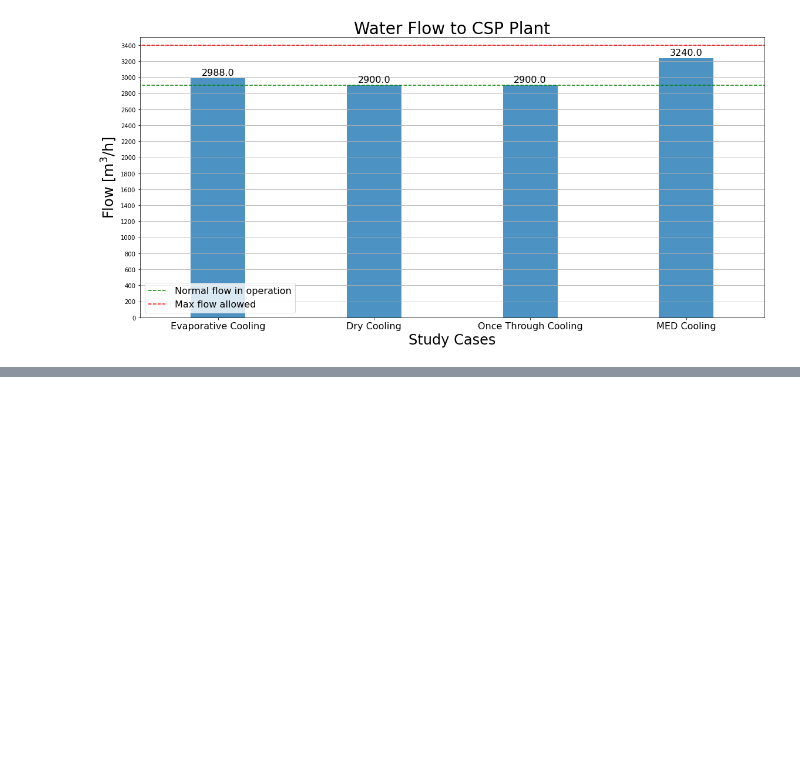
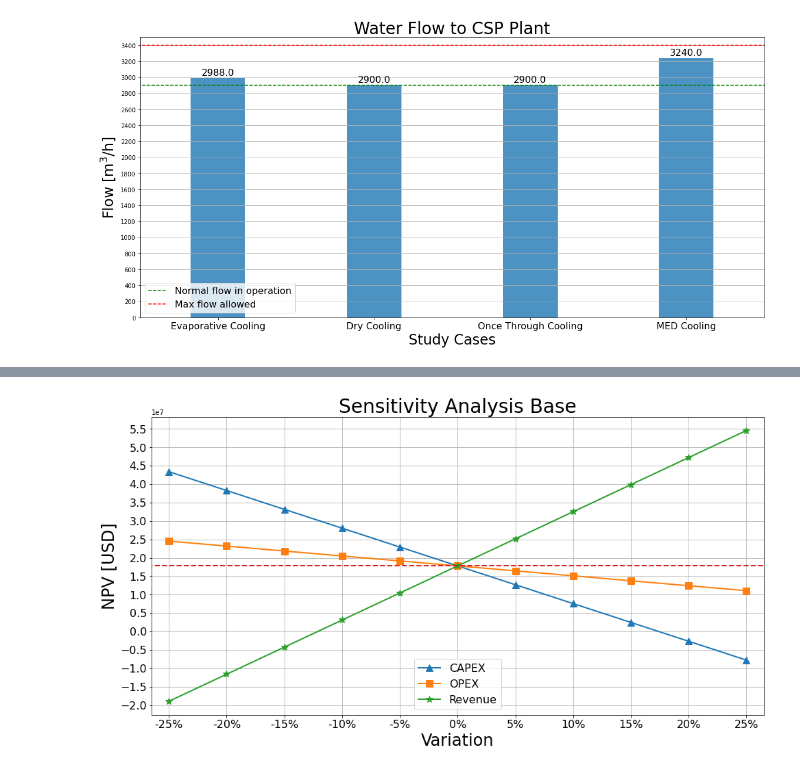
Before and after one commit to georgegacitua/CSP_data, a Jupyter notebook: CSP_comparison.ipynb, the cells around one changed output, grey strips where cells are left out. Saved outputs shown, nothing was run; the diff lists cells and outputs as text; code cells hidden in the pictures; blank space fills up the shorter version.

```diff
--- a/CSP_comparison.ipynb
+++ b/CSP_comparison.ipynb
@@ -225,0 +228,30 @@ plt.show()
+# %%
+#BASE
+#Variation
+var = ['-25%', '-20%', '-15%', '-10%', '-5%', '0%', '5%', '10%', '15%', '20%', '25%']
+capex = [43396326, 38278343, 33160360, 28042376, 22924393, 17806410, 12688427, 7570444, 2452461, -2665522, -7783505]
+opex = [24538707, 23192247, 21845788, 20499329, 19152870, 17806410, 16459951, 15113492, 13767033, 12420573, 11074114]
+revenue = [-18967404, -11612641, -4257878, 3096885, 10451648, 17806410, 25161173, 32515936, 39870699, 47225462, 54580224]
+#energy = [-17690497, -10591115, -3491734, 3607648, 10707029, 17806410, 24905792, 32005173, 39104555, 46203936, 53303318]
+
+#Graph
+plt.figure(figsize=(16, 8)) #Image Size
+plt.plot(var, capex, ls= '-', lw= 2, marker= '^', ms= 10, label= 'CAPEX')
+plt.plot(var, opex, ls= '-', lw= 2, marker= 's', ms= 10, label= 'OPEX')
+plt.plot(var, revenue, ls= '-', lw= 2, marker= '*', ms= 10, label= 'Revenue')
+#plt.plot(var, energy, ls= '-', lw= 2, marker= 'o', ms= 10, label= 'Energy')
+plt.plot([-1, 11], [17806410, 17806410], ls= '--', lw= 2)
+plt.yticks(np.arange(-20000000, 60000000, 5000000), fontsize= 16)
+plt.xticks(fontsize= 16)
+plt.xlabel(r'Variation', fontsize=24)
+plt.ylabel(r'NPV [USD]', fontsize=24)
+plt.title("Sensitivity Analysis Base", fontsize=28)
+plt.xlim(-.3, 10.3)
+plt.legend(fontsize= 16)
+plt.grid()
+
+#Save figure
+plt.savefig('van_base.png', format='png', bbox_inches='tight')
+plt.show()
+# %% [output]
+[figure, added]
```
Also changed, not shown: parts of 7 cells of this notebook, 6 other files.
